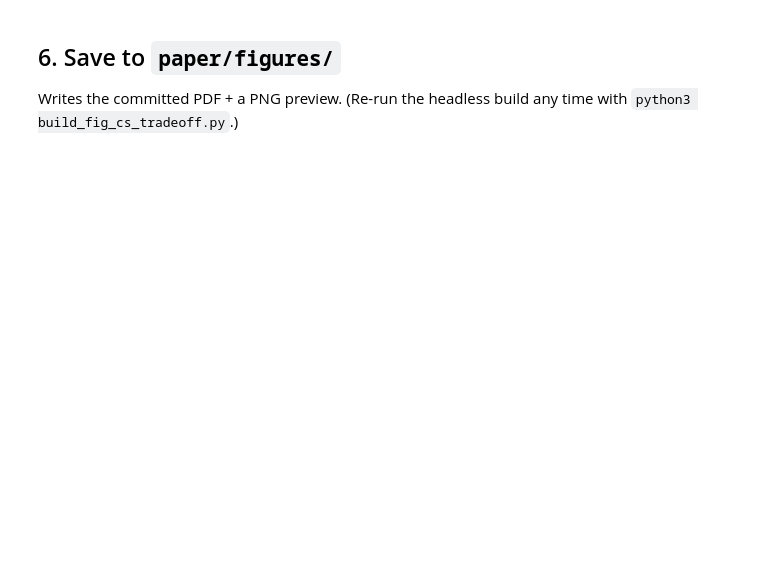
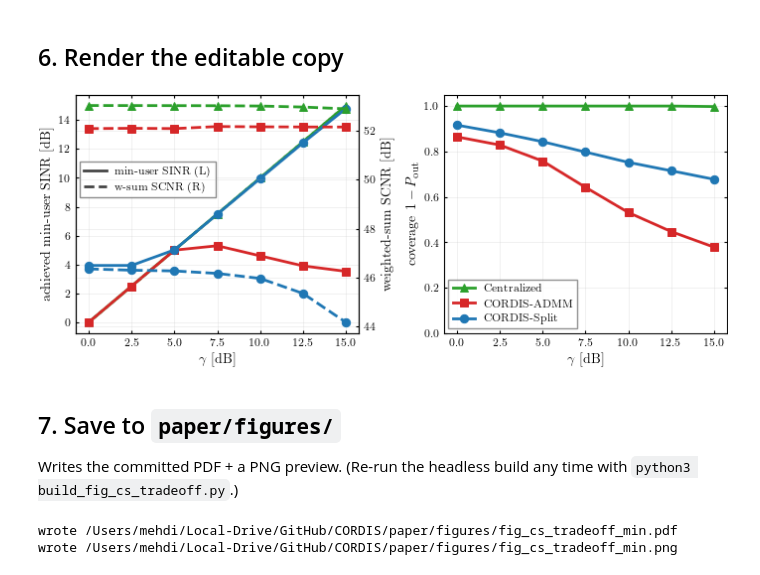
Before and after one commit to LS-Wireless/CORDIS, a Jupyter notebook: paper/figure_src/fig_cs_tradeoff/fig_cs_tradeoff.ipynb, the cells around one changed output. Saved outputs shown, nothing was run; the diff lists cells and outputs as text; code cells hidden in the pictures; blank space fills up the shorter version.

```diff
--- a/paper/figure_src/fig_cs_tradeoff/fig_cs_tradeoff.ipynb
+++ b/paper/figure_src/fig_cs_tradeoff/fig_cs_tradeoff.ipynb
@@ -50,0 +60,6 @@ B._print_summary(names_data)
+# %%
+sinr_metric_name, sinr_label = B._resolve_sinr_metric(SINR_METRIC)
+names_data = B.collect_curves(result, only=ONLY, scnr_conditional=SCNR_CONDITIONAL,
+                              sinr_metric=sinr_metric_name,
+                              feasibility=FEASIBILITY, eta=ETA)
+B._print_summary(names_data, feasibility=FEASIBILITY)
@@ -60,15 +91,0 @@ tweaks (color/marker/linewidth), rebuild, and restore — no edit to `style.py`
-# %%
-from cordis.plotting.style import ALGORITHM_STYLE
-import copy
-_orig = copy.deepcopy(ALGORITHM_STYLE)
-
-# Example: make CORDIS-ADMM heavier and switch Split's marker.
-if 'CORDIS-ADMM' in ALGORITHM_STYLE:
-    ALGORITHM_STYLE['CORDIS-ADMM']['linewidth'] = 2.0
-if 'CORDIS-Split' in ALGORITHM_STYLE:
-    ALGORITHM_STYLE['CORDIS-Split']['marker'] = 'D'
-
-fig = B.build_figure(result, only=ONLY, use_tex=USE_TEX)
-plt.show()
-
-ALGORITHM_STYLE.clear(); ALGORITHM_STYLE.update(_orig)   # restore
@@ -82,2 +99,8 @@ colors, which metrics) and re-run to explore. When you're happy, port the change
+# %%
+# Bind the module-level names the editable function references.
+from typing import Optional, Sequence
+SINR_METRIC_DEFAULT = B.SINR_METRIC_DEFAULT
+FEASIBILITY_DEFAULT = B.FEASIBILITY_DEFAULT
+ETA_DEFAULT         = B.ETA_DEFAULT
 # %%
 def build_figure_editable(result, *, only: Optional[Sequence[str]] = None,
@@ -161,11 +215,21 @@ def build_figure_editable(result, *, only: Optional[Sequence[str]] = None,
 
     fig.tight_layout()
     return fig
+# %% [markdown]
+## 6. Render the editable copy
 # %%
-fig = build_figure_editable(result, only=ONLY, use_tex=USE_TEX)
+fig = build_figure_editable(result, only=ONLY,
+                              scnr_conditional=SCNR_CONDITIONAL,
+                              show_sinr_band=False,
+                              feas_as_percent=FEAS_PERCENT,
+                              sinr_metric='min',    # 'min' (worst-user) or 'mean' (across users)
+                              feasibility='outage', eta=1,
+                              use_tex=USE_TEX)
 plt.show()
+# %% [output]
+[figure, added]
 # %% [markdown]
-## 6. Save to `paper/figures/`
+## 7. Save to `paper/figures/`
 
 Writes the committed PDF + a PNG preview. (Re-run the headless build any time with
 `python3 build_fig_cs_tradeoff.py`.)
@@ -180,0 +236,13 @@ for p in list(paths) + [png]:
+# %%
+tag = '_min'
+out_stem = FIG_DIR.parents[1] / 'figures' / str('fig_cs_tradeoff' + tag)
+paths = save_figure(
+    fig, out_stem, formats=('pdf', 'png'),
+    metadata={'Figure': 'fig_cs_tradeoff', 'SinrMetric': sinr_metric_name,
+              'Feasibility': (f'{FEASIBILITY}(eta={ETA:g})' if FEASIBILITY=='served' else FEASIBILITY),
+              'Run': result_dir.name})
+for p in paths:
+    print('wrote', p)
+# %% [output]
+wrote /Users/mehdi/Local-Drive/GitHub/CORDIS/paper/figures/fig_cs_tradeoff_min.pdf
+wrote /Users/mehdi/Local-Drive/GitHub/CORDIS/paper/figures/fig_cs_tradeoff_min.png
```
Also changed, not shown: parts of 20 cells of this notebook, 17 other files.
